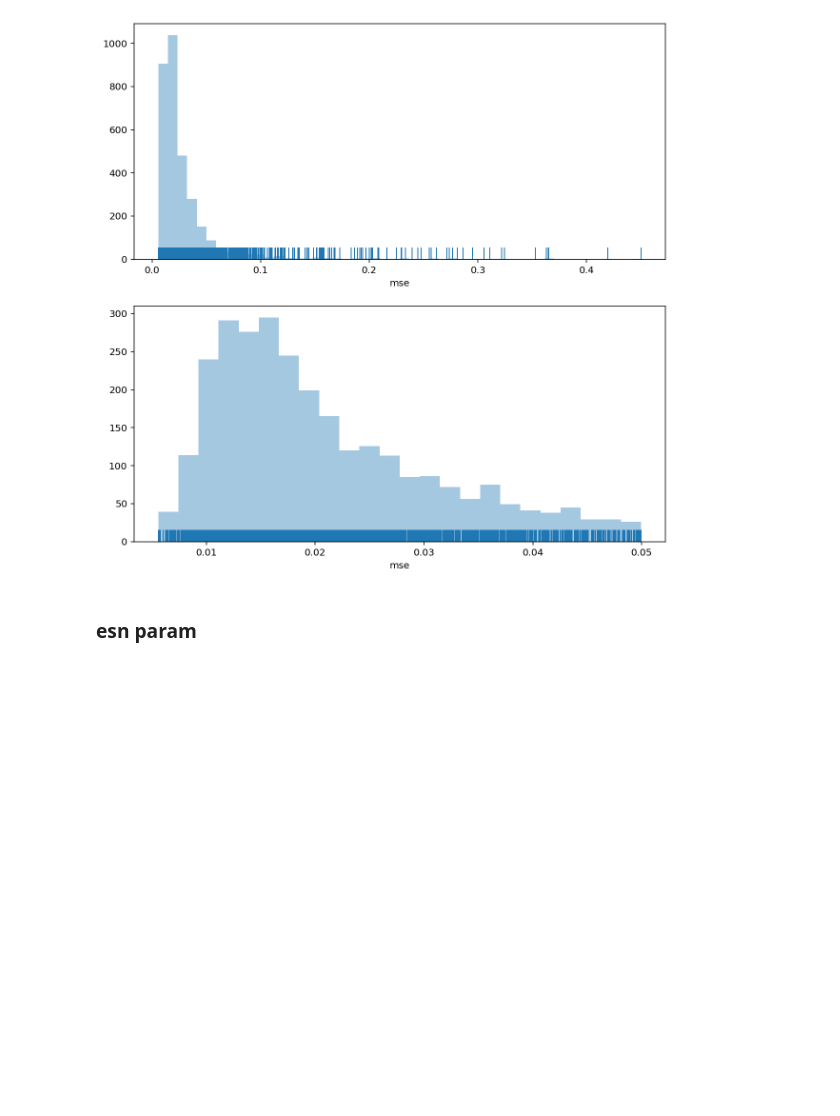
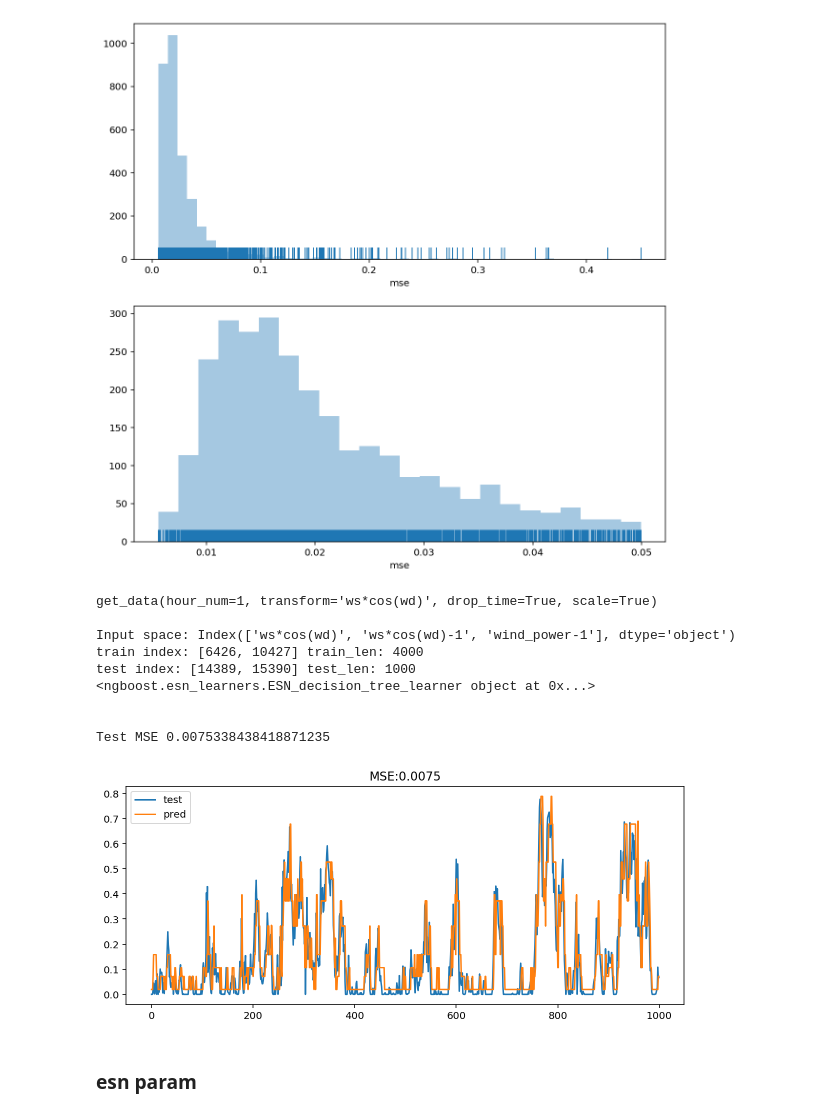
Before and after one commit to longdongchuan/ML_Project, a Jupyter notebook: ML - 2.1/input test/tree_esn/esn_tree.ipynb, the cells around one changed output. Drawn from its saved outputs; the diff is of its cells as text; code cells hidden in the pictures; blank space fills up the shorter version.

Commit message:
input test on esn+decision_tree: Done

```diff
--- a/ML - 2.1/input test/tree_esn/esn_tree.ipynb
+++ b/ML - 2.1/input test/tree_esn/esn_tree.ipynb
@@ -224,6 +224,38 @@ sns.distplot(mse_df1[mse_df1['mse']<0.05]['mse'], kde=False, rug=True, ax=ax[1])
 # %% [output]
 <matplotlib.axes._subplots.AxesSubplot at 0x...>
 [figure]
+# %%
+best_param = {'drop_time': 1.0,
+              'hour_num': 1.0,
+              'max_depth': 4.0,
+              'transform': 'ws*cos(wd)'}
+
+X_train, X_test, Y_train, Y_test, Y_Scaler = get_data(
+    hour_num=int(best_param['hour_num']),
+    train_index=[6426, 10427],
+    test_index=[14389, 15390],
+    transform=best_param['transform'],
+    drop_time=bool(best_param['drop_time']),
+    scale=True, return_y_scaler=True)
+
+base = esn_decision_tree_learner(
+    discard_steps=0,
+    random_state=None,
+    criterion="mse",
+    max_depth=best_param['max_depth'])
+
+base_model_test(base, X_train, X_test, Y_train, Y_test, plot_predict=True)
+# %% [output]
+get_data(hour_num=1, transform='ws*cos(wd)', drop_time=True, scale=True)
+
+Input space: Index(['ws*cos(wd)', 'ws*cos(wd)-1', 'wind_power-1'], dtype='object')
+train index: [6426, 10427] train_len: 4000
+test index: [14389, 15390] test_len: 1000
+<ngboost.esn_learners.ESN_decision_tree_learner object at 0x...>
+
+
+Test MSE 0.0075338438418871235
+[figure, added]
 # %% [markdown]
 ### esn param
 # %%
```
Also changed, not shown: parts of 3 cells of this notebook, 24 other files.
